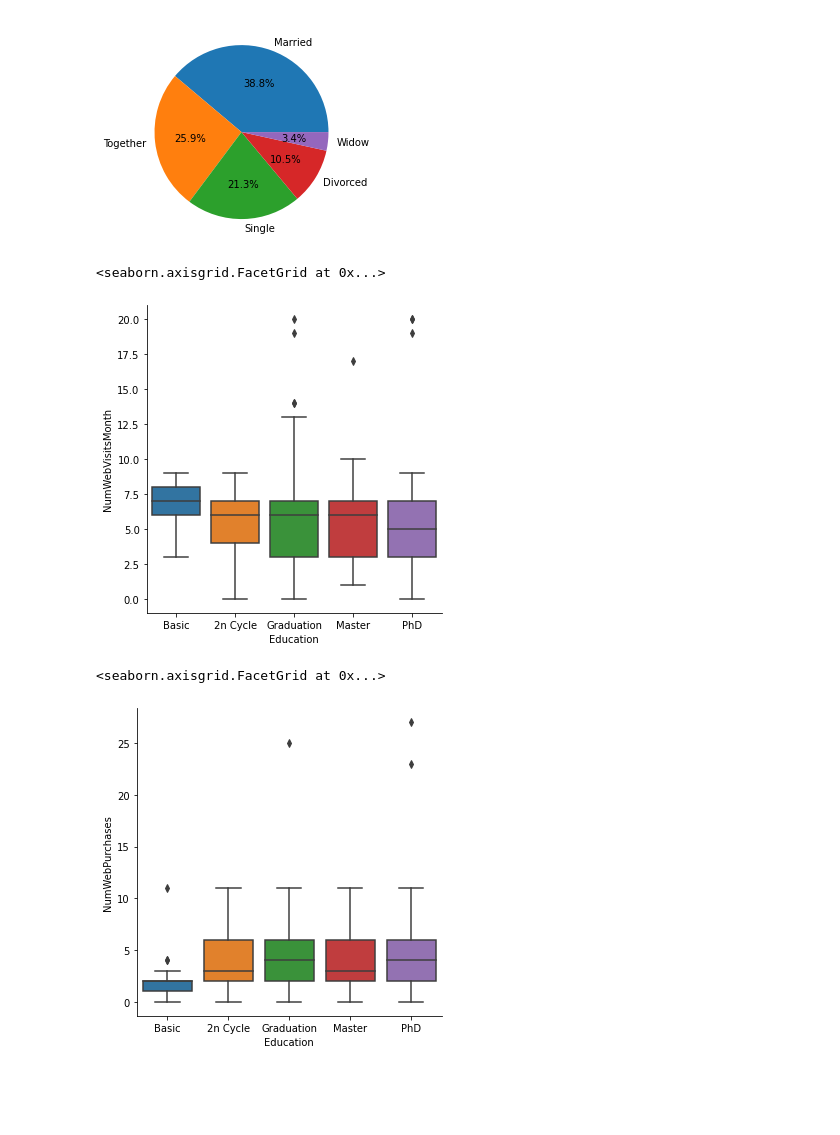
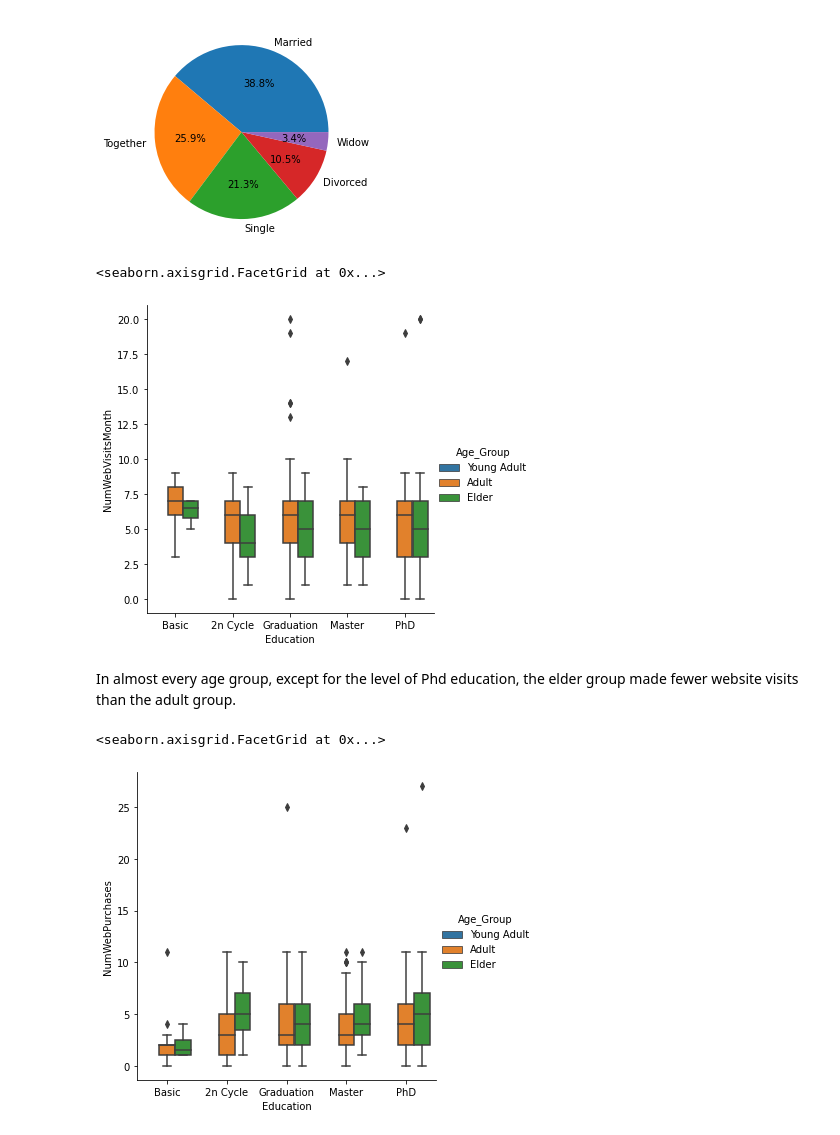
Before and after one commit to barisanik/customer-analysis, a Jupyter notebook: customer-behaviour-analysis.ipynb, the cells around one changed output. Drawn from its saved outputs; the diff is of its cells as text; code cells hidden in the pictures; blank space fills up the shorter version.

```diff
--- a/customer-behaviour-analysis.ipynb
+++ b/customer-behaviour-analysis.ipynb
@@ -386,12 +386,14 @@ plt.pie(data['Marital_Status'].value_counts(), labels = (data['Marital_Status'].
   Text(0.5964891382018743, -0.06481286914791888, '3.4%')])
 [figure]
 # %%
-sns.catplot(data=data, x = "Education", y = "NumWebVisitsMonth", kind="box")
+sns.catplot(data=data, x = "Education", y = "NumWebVisitsMonth", kind="box", hue="Age_Group")
 # %% [output]
 <seaborn.axisgrid.FacetGrid at 0x...>
-[figure, old version]
+[figure, new version]
+# %% [markdown]
+In almost every age group, except for the level of Phd education, the elder group made fewer website visits than the adult group.
 # %%
-sns.catplot(data=data, x = "Education", y = "NumWebPurchases", kind="box")
+sns.catplot(data=data, x = "Education", y = "NumWebPurchases", kind="box", hue="Age_Group")
 # %% [output]
 <seaborn.axisgrid.FacetGrid at 0x...>
-[figure, old version]
+[figure, new version]
```
Also changed, not shown: parts of 3 cells of this notebook.
